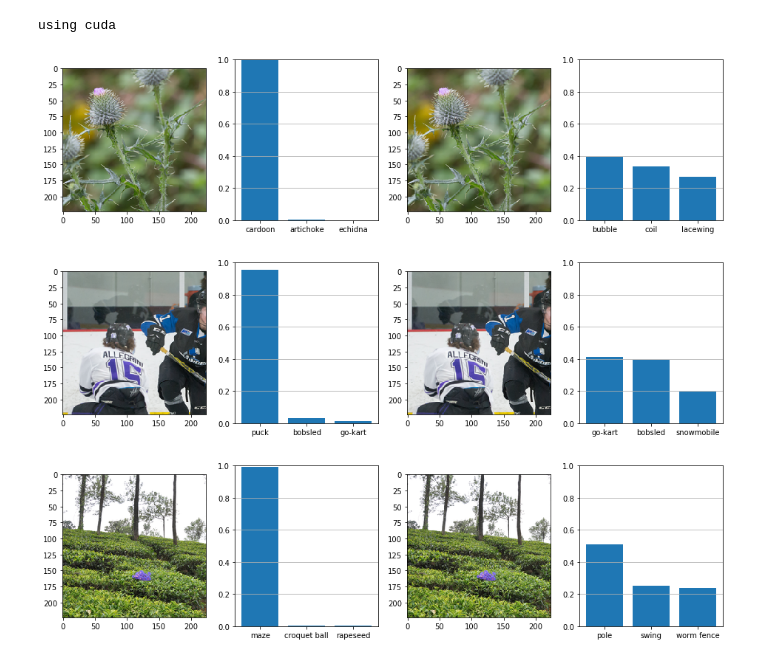
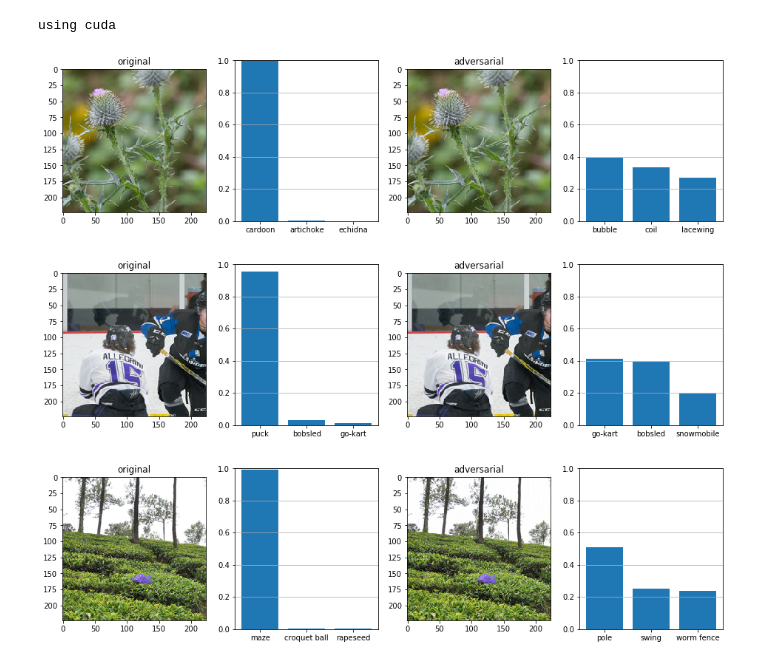
Before and after one commit to NTU-speech-lab/hw6-oToToT, a Jupyter notebook: plot/prob.ipynb, the cells around one changed output. Saved outputs shown, nothing was run; the diff lists cells and outputs as text; code cells hidden in the pictures.

```diff
--- a/plot/prob.ipynb
+++ b/plot/prob.ipynb
@@ -108,37 +108,39 @@ adv = adv_classifier.predict()
 for i in range(123,126):
     fig, ax = plt.subplots(1, 4, figsize=(16, 4))
 
     orig_prob = orig[i][0]
     orig_idx = np.argsort(orig_prob)[::-1][:3]
     orig_ln = [label_name[_].split(',')[0] for _ in orig_idx]
     orig_pb = np.sort(orig_prob)[::-1][:3]
     # softmax
     orig_pb = np.exp(orig_pb) / np.sum(np.exp(orig_pb))
 
     img = mpimg.imread('../data/images/%03d.png'%i)
     imgplot = ax[0].imshow(img)
+    ax[0].set_title('original')
     ax[1].set_ylim((0, 1))
     ax[1].grid(b=True, axis='y')
     ax[1].bar(orig_ln, orig_pb)
 
 
     adv_prob = adv[i][0]
     adv_idx = np.argsort(adv_prob)[::-1][:3]
     adv_ln = [label_name[_].split(',')[0] for _ in adv_idx]
     adv_pb = np.sort(adv_prob)[::-1][:3]
     # softmax
     adv_pb = np.exp(adv_pb) / np.sum(np.exp(adv_pb))
 
-    img = mpimg.imread('../data/images/%03d.png'%i)
+    img = mpimg.imread('../results/0.02/%03d.png'%i)
     imgplot = ax[2].imshow(img)
+    ax[2].set_title('adversarial')
     ax[3].set_ylim((0, 1))
     ax[3].grid(b=True, axis='y')
     ax[3].bar(adv_ln, adv_pb)
 
-    plt.show()
+    plt.savefig('%03d.pdf' % i)
 # %% [output]
-[figure, old version]
+[figure, new version]
-[figure, old version]
+[figure, new version]
-[figure, old version]
+[figure, new version]
 # %%
 torch.cuda.empty_cache()
```
Also changed, not shown: 9 other files.
